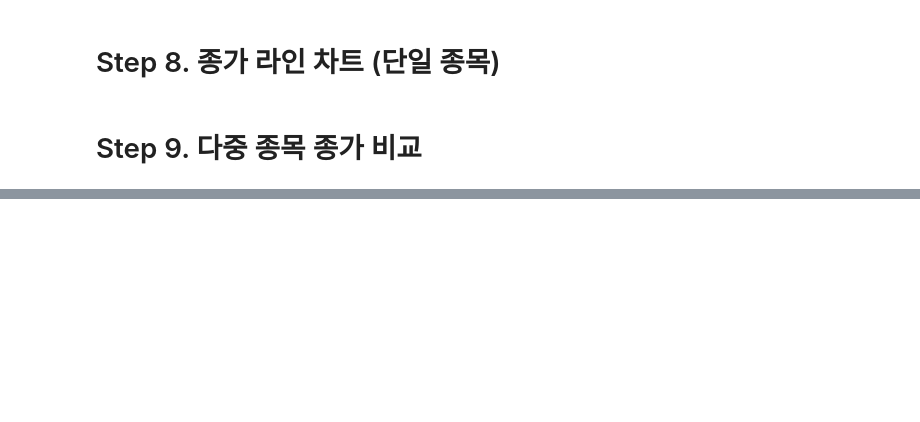
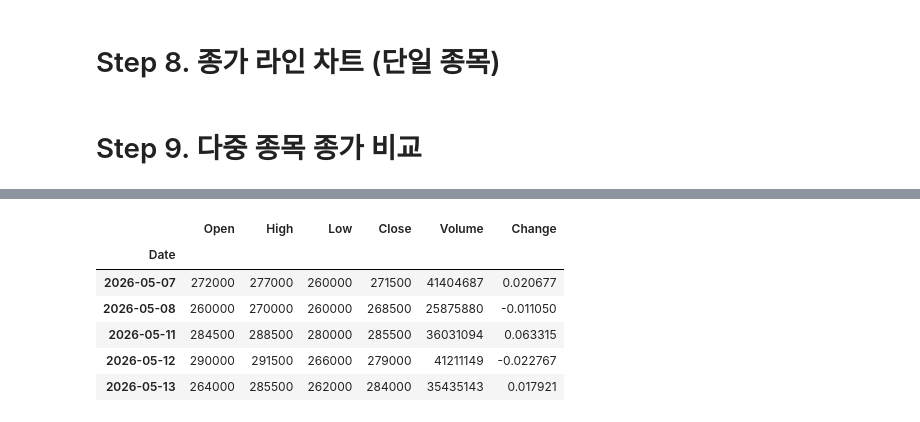
Before and after one commit to jeonghoe333-cloud/streamlit_labs, a Jupyter notebook: 11_kospi_notebook.ipynb, the cells around one changed output, grey strips where cells are left out. Cells and saved outputs as stored; diff of their text form; code cells hidden in the pictures; blank space fills up the shorter version.

```diff
--- a/11_kospi_notebook.ipynb
+++ b/11_kospi_notebook.ipynb
@@ -184,0 +226,18 @@ fig_multi.show()
+# %%
+# 최근 3개월만 표시
+three_months_ago = df_stock.index[-1] - pd.DateOffset(months=3)
+#                   가장 최근 날짜         datetime.timedelta(days=90)과 비슷한데, 월말 처리 부분이 더 정확하다! 31일=30일
+
+# 결과 데이터프레임
+df_candle = df_stock[df_stock.index >= three_months_ago]
+# %%
+# 결과 차트 정보 저장하기 전 데이터 확인
+df_candle.tail()
+# %% [output]
+|  | Open | High | Low | Close | Volume | Change |
+| Date |  |  |  |  |  |  |
+| 2026-05-07 | 272000 | 277000 | 260000 | 271500 | 41404687 | 0.020677 |
+| 2026-05-08 | 260000 | 270000 | 260000 | 268500 | 25875880 | -0.011050 |
+| 2026-05-11 | 284500 | 288500 | 280000 | 285500 | 36031094 | 0.063315 |
+| 2026-05-12 | 290000 | 291500 | 266000 | 279000 | 41211149 | -0.022767 |
+| 2026-05-13 | 264000 | 285500 | 262000 | 284000 | 35435143 | 0.017921 |
```
Also changed, not shown: parts of 9 cells of this notebook, 1 other file.
